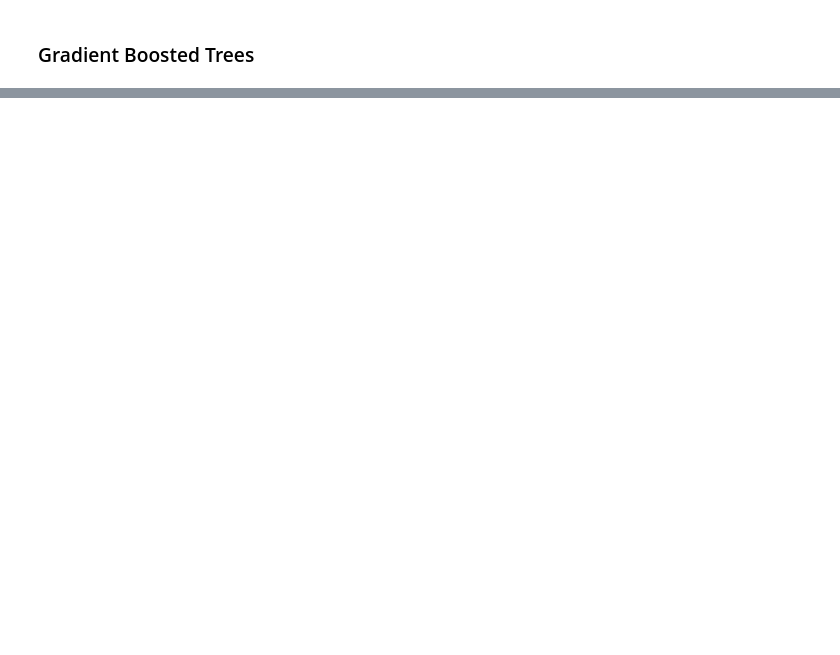
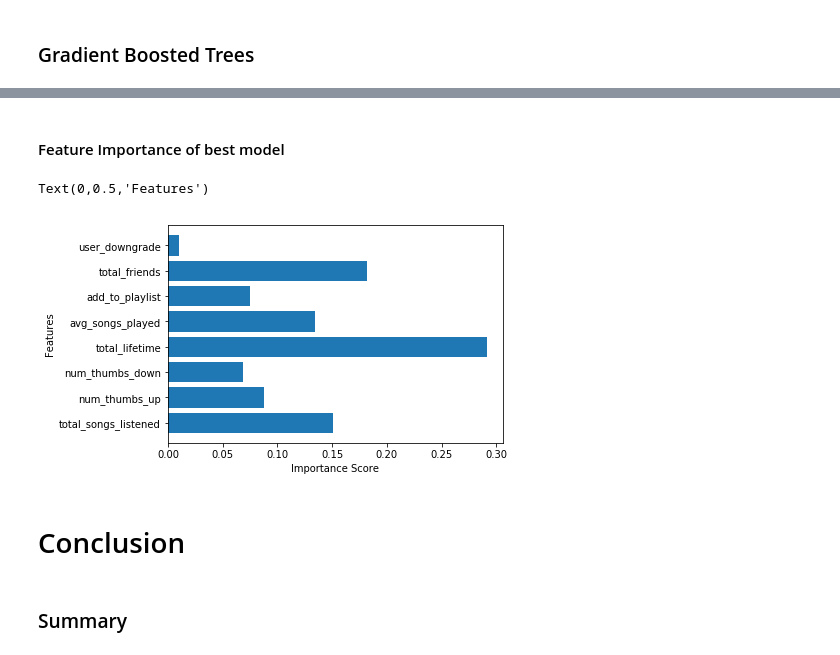
Before and after one commit to andypwyu/churn_prediction_for_Sparkify, a Jupyter notebook: Sparkify.ipynb, the cells around one changed output, grey strips where cells are left out. Cells and saved outputs as stored; diff of their text form; code cells hidden in the pictures; blank space fills up the shorter version.

```diff
--- a/Sparkify.ipynb
+++ b/Sparkify.ipynb
@@ -440,5 +389,5 @@ def features_merge(df1, df2):
     df = df1.join(df2, df1.userId == df2.userId_dup, "left").drop("userId_dup")
     return df
 # %%
-features_list = [total_songs_listened, num_thumbs_up, num_thumbs_down, total_lifetime, total_usage_time, avg_song_played, add_to_playlist, total_friends, gender, downgrade]
+features_list = [total_songs_listened, num_thumbs_up, num_thumbs_down, total_lifetime, avg_song_played, add_to_playlist, total_friends, downgrade]
 # %%
@@ -513,5 +459,4 @@ data.show(5)
 +-----+--------------------+
 only showing top 5 rows
 # %%
-train, rest = data.randomSplit([0.7, 0.3], seed=42)
-validation, test = rest.randomSplit([0.5, 0.5], seed=42)
+train, test = data.randomSplit([0.6, 0.4], seed=42)
@@ -583,6 +505,17 @@ cv_rf = CrossValidator(estimator=rf,
+# %%
+rf = RandomForestClassifier(seed = 42)
+
+f1_evaluation = MulticlassClassificationEvaluator(metricName = 'f1')
+
+param_grid = ParamGridBuilder() \
+    .addGrid(rf.numTrees, [10, 20]) \
+    .addGrid(rf.maxDepth, [10, 20]) \
+    .build()
+
+rf_cv = CrossValidator(estimator = rf, estimatorParamMaps = param_grid, evaluator = f1_evaluation, numFolds = 2)
 # %%
 start = time()
-rf_model = cv_rf.fit(train)
+rf_cv_model = rf_cv.fit(train)
 end = time()
-#rf_model.avgMetrics
+rf_cv_model.avgMetrics
 # %% [output]
@@ -639,0 +602,20 @@ Clean up your code, adding comments and renaming variables to make the code easi
+# %% [markdown]
+#### Feature Importance of best model
+# %%
+feat_imp_val = rf_cv_model.bestModel.featureImportances.values
+cols = ["total_songs_listened", "num_thumbs_up", "num_thumbs_down", \
+        'total_lifetime','avg_songs_played', 'add_to_playlist', 'total_friends', 'user_downgrade']
+
+y_pos = np.arange(len(cols))
+
+plt.barh(y_pos, feat_imp_val, align='center')
+plt.yticks(y_pos, cols)
+plt.xlabel('Importance Score')
+plt.ylabel('Features')
+# %% [output]
+Text(0,0.5,'Features')
+[figure, added]
+# %% [markdown]
+# Conclusion
+# %% [markdown]
+### Summary
```
Also changed, not shown: parts of 81 cells of this notebook, 1 other file.
